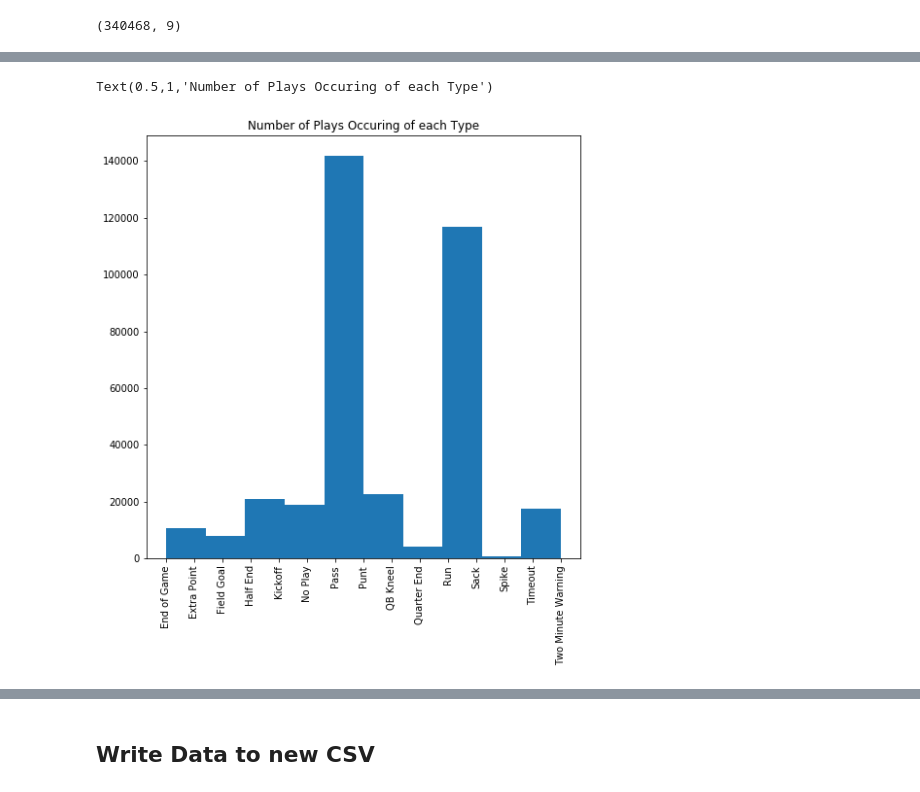
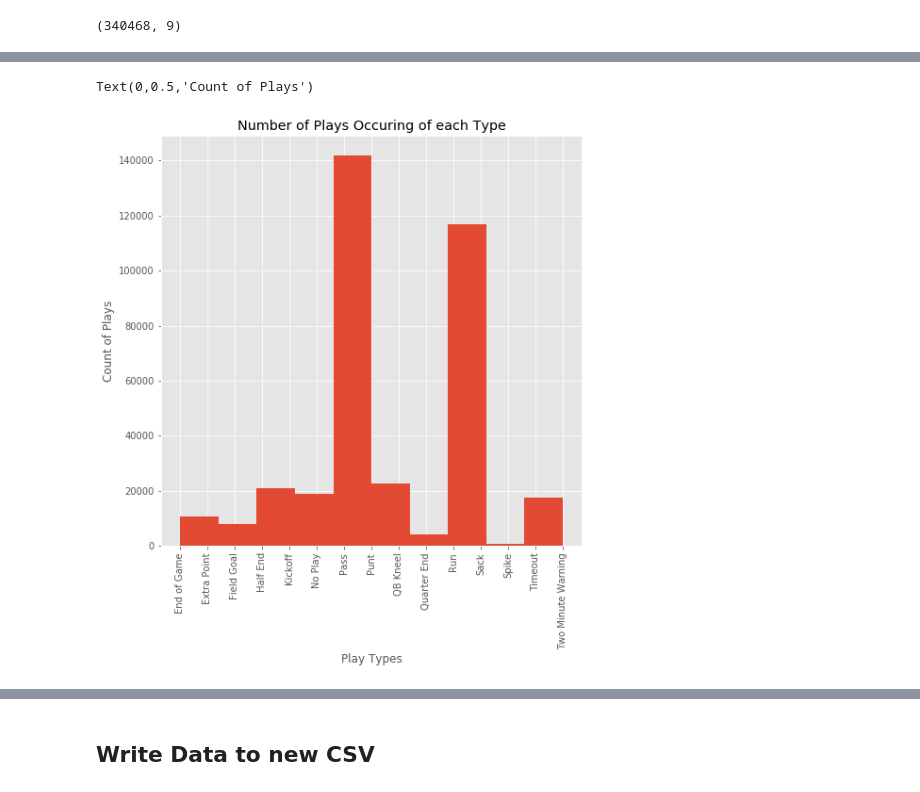
Before and after one commit to dsbrenna/NFLWinProbabilityModeling, a Jupyter notebook: Project Investigation.ipynb, the cells around one changed output, grey strips where cells are left out. Saved outputs shown, nothing was run; the diff lists cells and outputs as text; code cells hidden in the pictures.

```diff
--- a/Project Investigation.ipynb
+++ b/Project Investigation.ipynb
@@ -4,6 +4,7 @@ import numpy as np
 import matplotlib.pyplot as plt
 %matplotlib inline
 pd.set_option('display.max_columns', 100)
+plt.style.use('ggplot')
 
 df = pd.read_csv('NFL Play by Play 2009-2016 (v3).csv')
-df.head()
+#df.head()
@@ -233,11 +207,13 @@ Text(0.5,1,'Histogram of Number of Plays Occuring with Time in Game')
 # %%
 plt.figure(figsize=(8,8))
 plt.hist(df_cleaned['PlayType'])
 plt.xticks(rotation=90)
 plt.title('Number of Plays Occuring of each Type')
+plt.xlabel('Play Types')
+plt.ylabel('Count of Plays')
 # %% [output]
-Text(0.5,1,'Number of Plays Occuring of each Type')
+Text(0,0.5,'Count of Plays')
-[figure, old version]
+[figure, new version]
 # %%
 plt.figure(figsize=(14,6))
 plt.subplot(1,2,1)
```
Also changed, not shown: parts of 46 cells of this notebook.
